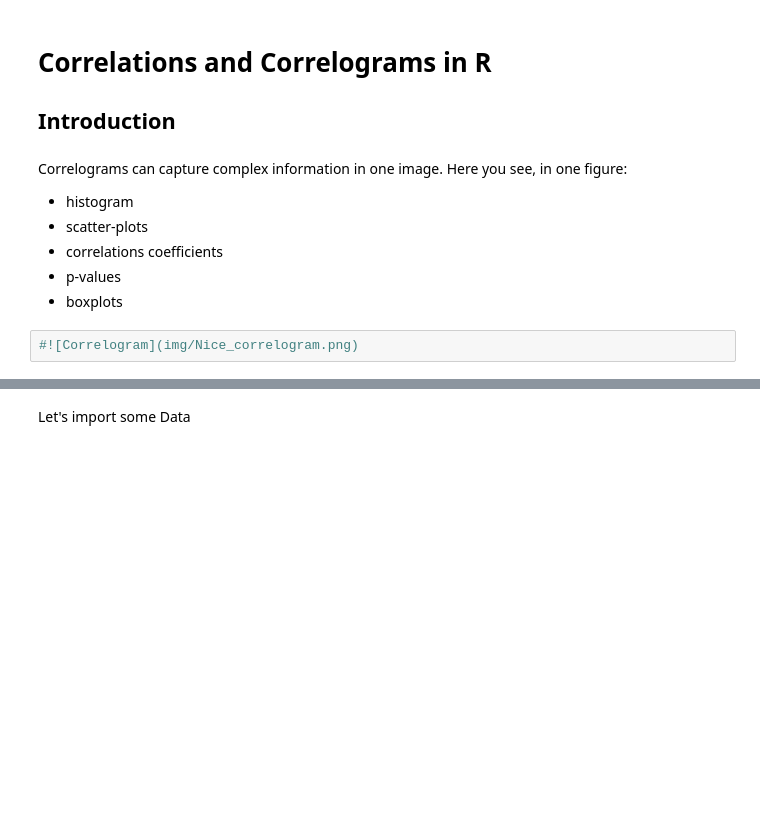
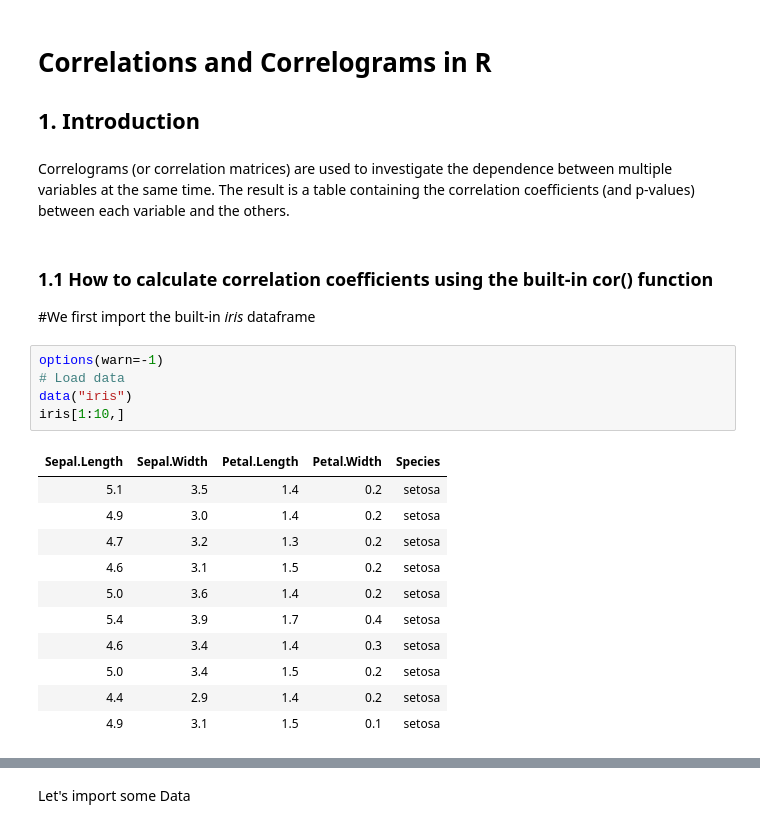
Before and after one commit to DC-3T/Gorter_R_tutorial, a Jupyter notebook: Correlations_Correlograms_R.ipynb, the cells around one changed output, grey strips where cells are left out. Cells and saved outputs as stored; diff of their text form; blank space fills up the shorter version.

```diff
--- a/Correlations_Correlograms_R.ipynb
+++ b/Correlations_Correlograms_R.ipynb
@@ -1,12 +1,26 @@
 # %% [markdown]
 # Correlations and Correlograms in R
-## Introduction
+## 1. Introduction
-# %% [markdown]
-Correlograms can capture complex information in one image. Here you see, in one figure:
-* histogram
-* scatter-plots
-* correlations coefficients
-* p-values
-* boxplots
-# %%
-#![Correlogram](img/Nice_correlogram.png)
+# %% [markdown]
+Correlograms (or correlation matrices) are used to investigate the dependence between multiple variables at the same time. The result is a table containing the correlation coefficients (and p-values) between each variable and the others.
+# %% [markdown]
+### 1.1 How to calculate correlation coefficients using the built-in cor() function
+
+#We first import the built-in *iris* dataframe
+# %%
+options(warn=-1)
+# Load data
+data("iris")
+iris[1:10,]
+# %% [output]
+| Sepal.Length | Sepal.Width | Petal.Length | Petal.Width | Species |
+| 5.1 | 3.5 | 1.4 | 0.2 | setosa |
+| 4.9 | 3.0 | 1.4 | 0.2 | setosa |
+| 4.7 | 3.2 | 1.3 | 0.2 | setosa |
+| 4.6 | 3.1 | 1.5 | 0.2 | setosa |
+| 5.0 | 3.6 | 1.4 | 0.2 | setosa |
+| 5.4 | 3.9 | 1.7 | 0.4 | setosa |
+| 4.6 | 3.4 | 1.4 | 0.3 | setosa |
+| 5.0 | 3.4 | 1.5 | 0.2 | setosa |
+| 4.4 | 2.9 | 1.4 | 0.2 | setosa |
+| 4.9 | 3.1 | 1.5 | 0.1 | setosa |
```
Also changed, not shown: parts of 23 cells of this notebook.
